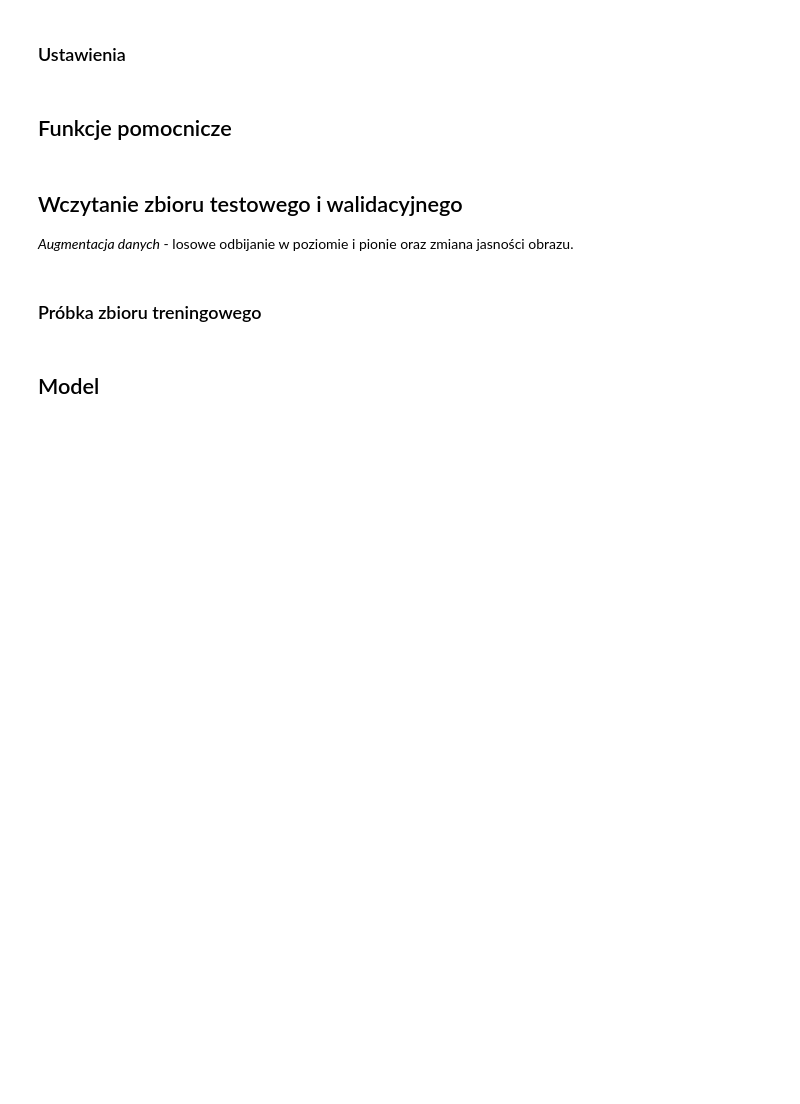
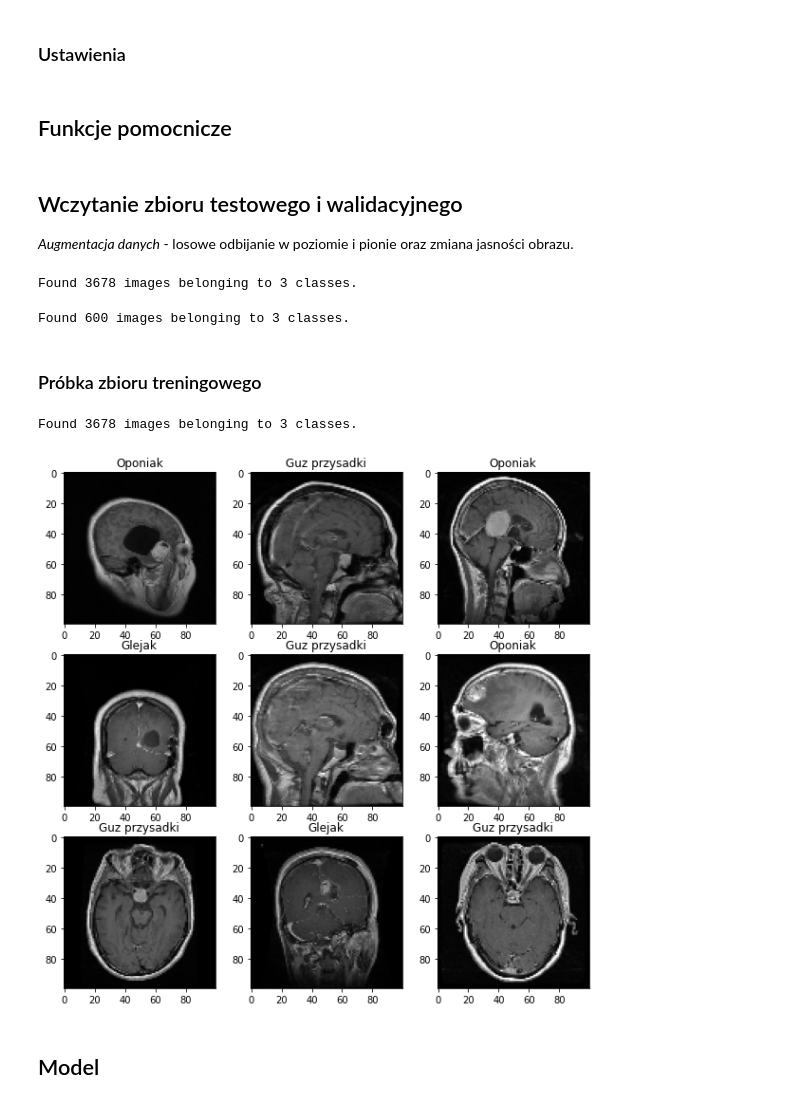
Before and after one commit to hjaremko/psi-projekt, a Jupyter notebook: 3_neural_net.ipynb, the cells around one changed output. Cells and saved outputs as stored; diff of their text form; code cells hidden in the pictures; blank space fills up the shorter version.

```diff
--- a/3_neural_net.ipynb
+++ b/3_neural_net.ipynb
@@ -42,8 +42,9 @@ cancer_type = {0 : 'Oponiak', 1 : 'Glejak', 2 : 'Guz przysadki'}
 # image_size = (512, 512)
 # image_size = (224, 224)
 # image_size = (128, 128)
+image_size = (100, 100)
 # image_size = (64, 64)
-image_size = (32, 32)
+# image_size = (32, 32)
 batch_size = 32
 
 train_dir = "data/train"
@@ -113,9 +119,10 @@ def plot_roc_curve(y_test, y_pred):
 # %%
 train_generator = ImageDataGenerator(
     horizontal_flip=True,
-    vertical_flip=True,
-    brightness_range=(0.5, 1.5)
-#     brightness_range=(1.0, 2.0)
+#     vertical_flip=True,
+    brightness_range=(0.8, 1.5),
+#     brightness_range=(1.0, 2.0),
+#     preprocessing_function=blur,
 )
 
 def get_train_generator():
@@ -124,10 +131,14 @@ def get_train_generator():
             target_size=image_size,
             batch_size=batch_size,
             class_mode='categorical',
+#             color_mode='grayscale',
+#             interpolation = 'lanczos',
             shuffle=True)
 
 train_data_generator = get_train_generator()
 train_steps_per_epoch = np.math.ceil(train_data_generator.samples / train_data_generator.batch_size)
+# %% [output]
+Found 3678 images belonging to 3 classes.
 # %%
 test_generator = ImageDataGenerator()
 
@@ -137,29 +148,36 @@ def get_test_generator():
             target_size=image_size,
             batch_size=batch_size,
             class_mode='categorical',
+#             color_mode='grayscale',
+#             interpolation = 'lanczos',
             shuffle=False)
 
 test_data_generator = get_test_generator()
 test_steps_per_epoch = np.math.ceil(test_data_generator.samples / test_data_generator.batch_size)
+# %% [output]
+Found 600 images belonging to 3 classes.
 # %% [markdown]
 ### Próbka zbioru treningowego
 # %%
 plt.figure(figsize=(10, 10))
 
 b = next(train_data_generator)
 
 images = b[0]
 labels = b[1]
 
 for i in range(9):
     ax = plt.subplot(3, 3, i + 1)
     image = images[i]
     label = labels[i]
-    plt.imshow(image.astype("uint8"))
+    plt.imshow(image.astype("uint8"), cmap='gray')
     label = cancer_type[np.argmax(label)]
     plt.title(label)
 
 train_data_generator = get_train_generator()
+# %% [output]
+Found 3678 images belonging to 3 classes.
+[figure, added]
 # %% [markdown]
 ## Model
 # %%
```
Also changed, not shown: parts of 18 cells of this notebook.
